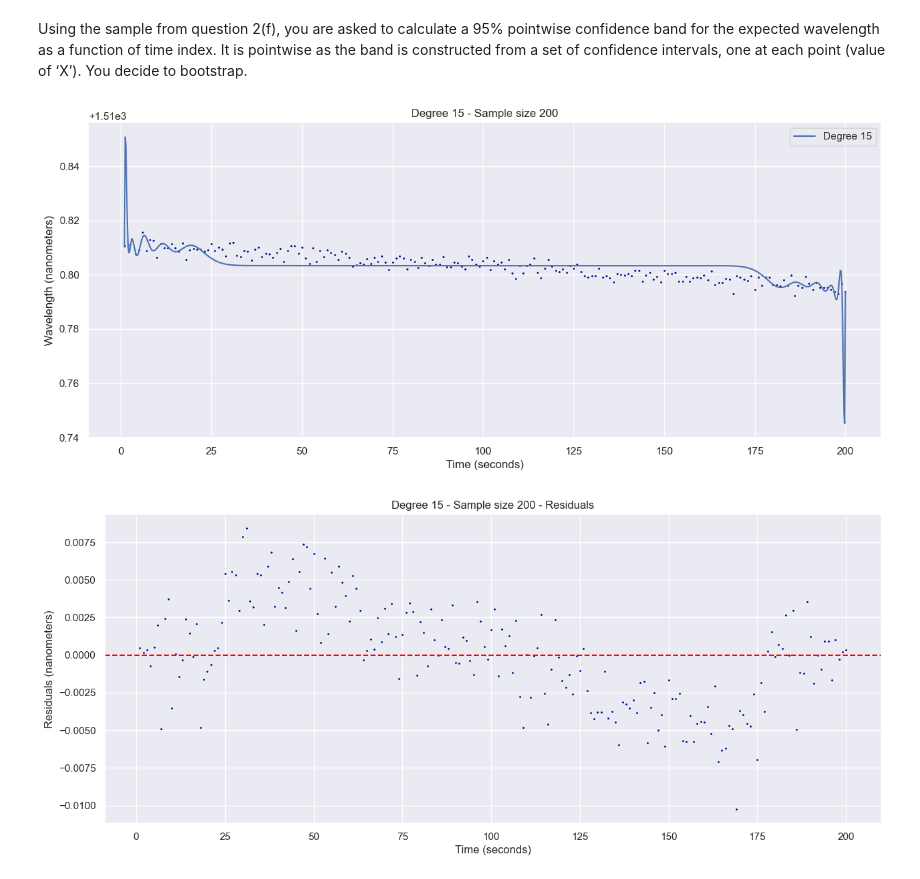
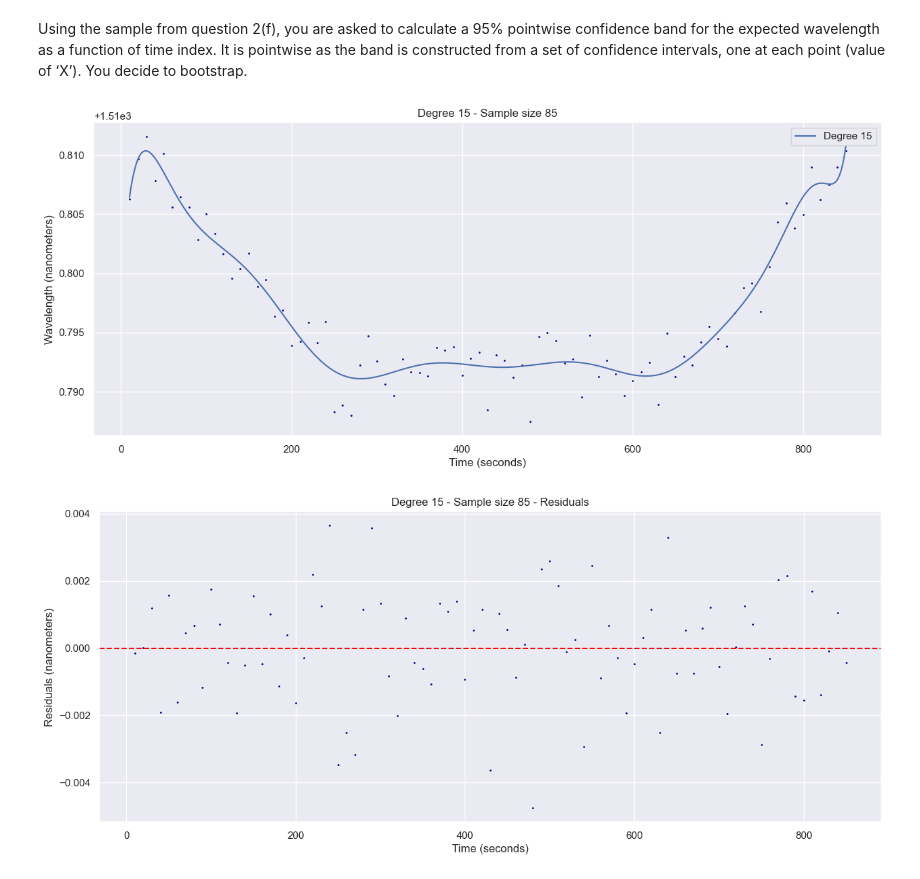
Before and after one commit to imrankhan37/Stats_Coursework, a Jupyter notebook: Task 1.ipynb, the cells around one changed output. Saved outputs shown, nothing was run; the diff lists cells and outputs as text; code cells hidden in the pictures.

```diff
--- a/Task 1.ipynb
+++ b/Task 1.ipynb
@@ -206,7 +209,7 @@ d) Model comparison may be made by Akaike’s Information Criterion (AIC). Brief
 the errors are normally distributed in order to calculate the log-likelihood, produce a table of AIC for each model you have fitted. Which model do you select? Justify
 your answer.
 # %%
-degrees = [2, 3, 4, 5,8,10,15,20,50]
+degrees = [2,3,4,5,10,15,20,25,30,50,100]
 
 time_standardised = (time - np.mean(time)) / np.std(time)
 
@@ -243,7 +246,6 @@ for degree in degrees:
         k = degree + 1
         aic.append(n * np.log(np.sum((wavelength - model.predict(time_standardised_poly)) ** 2) / n) + 2 * k)
 
-
 plt.xlabel('Time (seconds)')
 plt.ylabel('Wavelength (nanometers)')
 plt.legend()
@@ -316,14 +328,14 @@ linear model in question 2(c), fit a linear model in the sample). Make a scatter
 including the model fit in the sample.
 # %%
 # Extract the relevant sample
-def extract_sample(time, wavelength, sample_size):
-    time_sample = time[:sample_size]
-    wavelength_sample = wavelength[:sample_size]
+def extract_sample(time, wavelength):
+    time_sample = time[9::10]
+    wavelength_sample = wavelength[9::10]
     return time_sample, wavelength_sample
 
-def fit_model_predict_plot(time, wavelength, degree, sample_size, poly):
+def fit_model_predict_plot(time, wavelength, degree, poly):
 
-    time_sample, wavelength_sample = extract_sample(time, wavelength, sample_size)
+    time_sample, wavelength_sample = extract_sample(time, wavelength)
     time_standardised_sample = (time_sample - np.mean(time_sample)) / np.std(time_sample)
     time_standardised_poly_sample = poly.fit_transform(time_standardised_sample.values.reshape(-1, 1))
     model.fit(time_standardised_poly_sample, wavelength_sample)
@@ -339,7 +351,7 @@ def fit_model_predict_plot(time, wavelength, degree, sample_size, poly):
     plt.xlabel('Time (seconds)')
     plt.ylabel('Wavelength (nanometers)')
     plt.legend()
-    plt.title(f'Degree {degree} - Sample size {sample_size}')
+    plt.title(f'Degree {degree} - Sample size {len(time_sample)}')
 
     #calculate the residuals
     residuals = wavelength_sample - model.predict(time_standardised_poly_sample)
@@ -349,12 +361,13 @@ def fit_model_predict_plot(time, wavelength, degree, sample_size, poly):
     plt.scatter(time_sample, residuals, color='darkblue', s=1)
     plt.xlabel('Time (seconds)')
     plt.ylabel('Residuals (nanometers)')
-    plt.title(f'Degree {degree} - Sample size {sample_size} - Residuals')
+    plt.title(f'Degree {degree} - Sample size {len(time_sample)} - Residuals')
 
     # Plot a horizontal line at y=0
     plt.axhline(y=0, color='red', linestyle='--')
     plt.show()
 # %%
+degree = 15
 poly = PolynomialFeatures(degree=degree)
-fit_model_predict_plot(time, wavelength, degree, 200, poly)
+fit_model_predict_plot(time, wavelength, degree, poly)
 # %% [output]
@@ -368,11 +381,12 @@ band for the expected wavelength as a function of time index. It is pointwise as
 is constructed from a set of confidence intervals, one at each point (value of ‘X’). You
 decide to bootstrap.
 # %%
-poly = PolynomialFeatures(degree=85)
-fit_model_predict_plot(time, wavelength, degree, 200, poly)
+degree = 15
+poly = PolynomialFeatures(degree=degree)
+fit_model_predict_plot(time, wavelength, degree, poly)
 # %% [output]
-[figure, old version]
+[figure, new version]
-[figure, old version]
+[figure, new version]
 # %%
 # Create a vector of residuals
 time_standardised_poly = poly.fit_transform(time_standardised.values.reshape(-1, 1))
```
Also changed, not shown: parts of 16 cells of this notebook.
